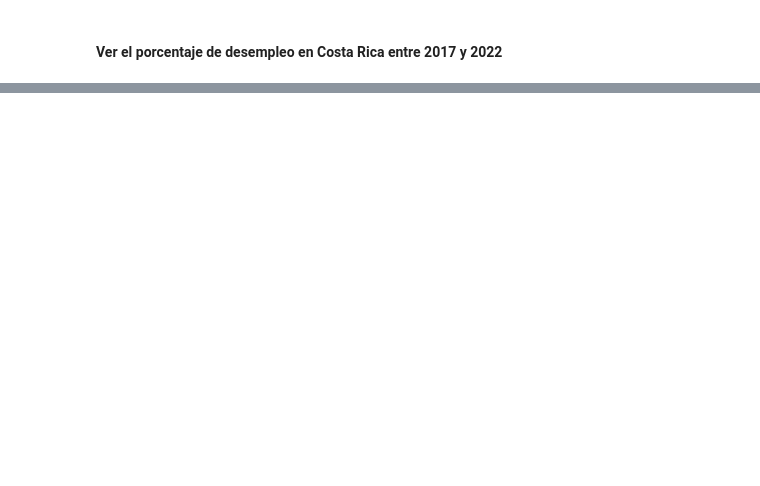
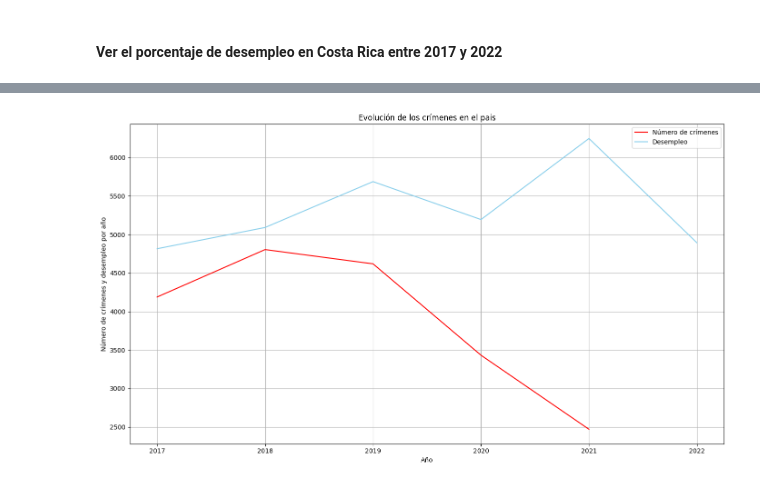
Before and after one commit to Jonamora91/PythonIAActividadFinal, a Jupyter notebook: Actividad Final.ipynb, the cells around one changed output, grey strips where cells are left out. Saved outputs shown, nothing was run; the diff lists cells and outputs as text; code cells hidden in the pictures; blank space fills up the shorter version.

```diff
--- a/Actividad Final.ipynb
+++ b/Actividad Final.ipynb
@@ -364,0 +369,26 @@ Error:
+# %%
+# Mostrar la evolucion de los crimenes por año comparado con el nivel de desempleo
+try:
+
+    grupoPorAnno2 = datosCrimenes.groupby(['Year']).size().reset_index(name='Count')
+    desempleo_anno = datosEmpleo.groupby('ID_AMO').apply(lambda x: (x['Desempleado'] == 1).sum()).reset_index()
+    desempleo_anno.columns = ['ID_AMO', 'Cantidad_Desempleados']
+
+    # Generar la gráfica de barras
+    plt.figure(figsize=(14, 8))
+    plt.plot(grupoProvinciaPorAnno2['Year'], grupoProvinciaPorAnno2['Count'], color='red', label='Número de crímenes')
+    plt.plot(desempleo_anno['ID_AMO'], desempleo_anno['Cantidad_Desempleados'], color='skyblue', label='Desempleo')
+
+    plt.title('Evolución de los crímenes en el pais')
+    plt.xlabel('Año')
+    plt.ylabel('Número de crímenes y desempleo por año')
+    plt.legend()
+    plt.grid(True)
+    plt.tight_layout()
+
+    # Mostrar la gráfica
+    plt.show()
+except TypeError as e:
+    print(e)
+# %% [output]
+[figure, added]
```
Also changed, not shown: parts of 11 cells of this notebook.
